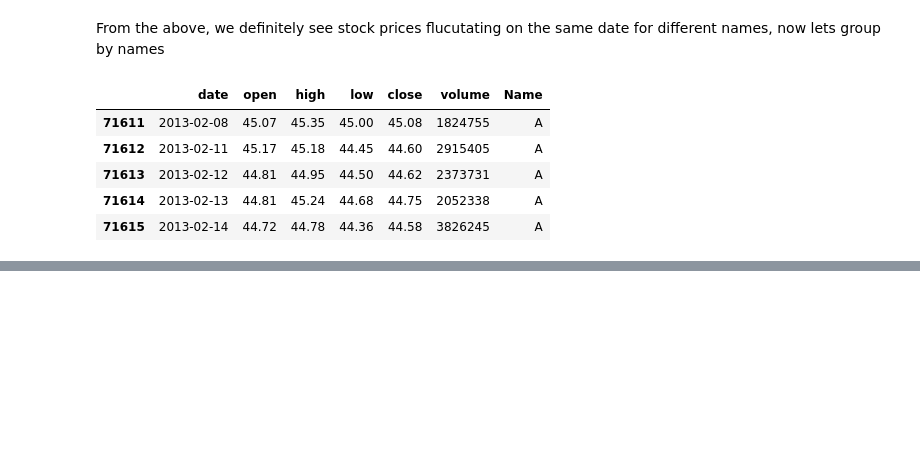
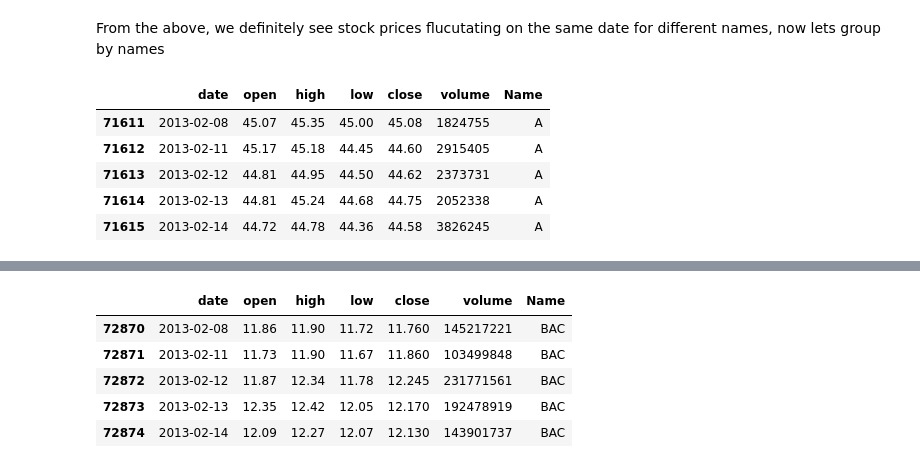
Before and after one commit to Vondent/stock-price-analysis, a Jupyter notebook: stock-price-analysis.ipynb, the cells around one changed output, grey strips where cells are left out. Saved outputs shown, nothing was run; the diff lists cells and outputs as text; code cells hidden in the pictures; blank space fills up the shorter version.

```diff
--- a/stock-price-analysis.ipynb
+++ b/stock-price-analysis.ipynb
@@ -177,0 +163,4 @@ handle missing values in next step
+# %%
+##Convert to datetime
+tesla_dat["Date"] = pd.to_datetime(tesla_dat["Date"])
+s500_dat["date"] = pd.to_datetime(s500_dat["date"])
@@ -177,0 +228,11 @@ handle missing values in next step
+# %%
+## Bank of America
+bac = s500_dat.loc[s500_dat['Name'] == 'BAC']
+bac.head()
+# %% [output]
+|  | date | open | high | low | close | volume | Name |
+| 72870 | 2013-02-08 | 11.86 | 11.90 | 11.72 | 11.760 | 145217221 | BAC |
+| 72871 | 2013-02-11 | 11.73 | 11.90 | 11.67 | 11.860 | 103499848 | BAC |
+| 72872 | 2013-02-12 | 11.87 | 12.34 | 11.78 | 12.245 | 231771561 | BAC |
+| 72873 | 2013-02-13 | 12.35 | 12.42 | 12.05 | 12.170 | 192478919 | BAC |
+| 72874 | 2013-02-14 | 12.09 | 12.27 | 12.07 | 12.130 | 143901737 | BAC |
```
Also changed, not shown: parts of 27 cells of this notebook.
